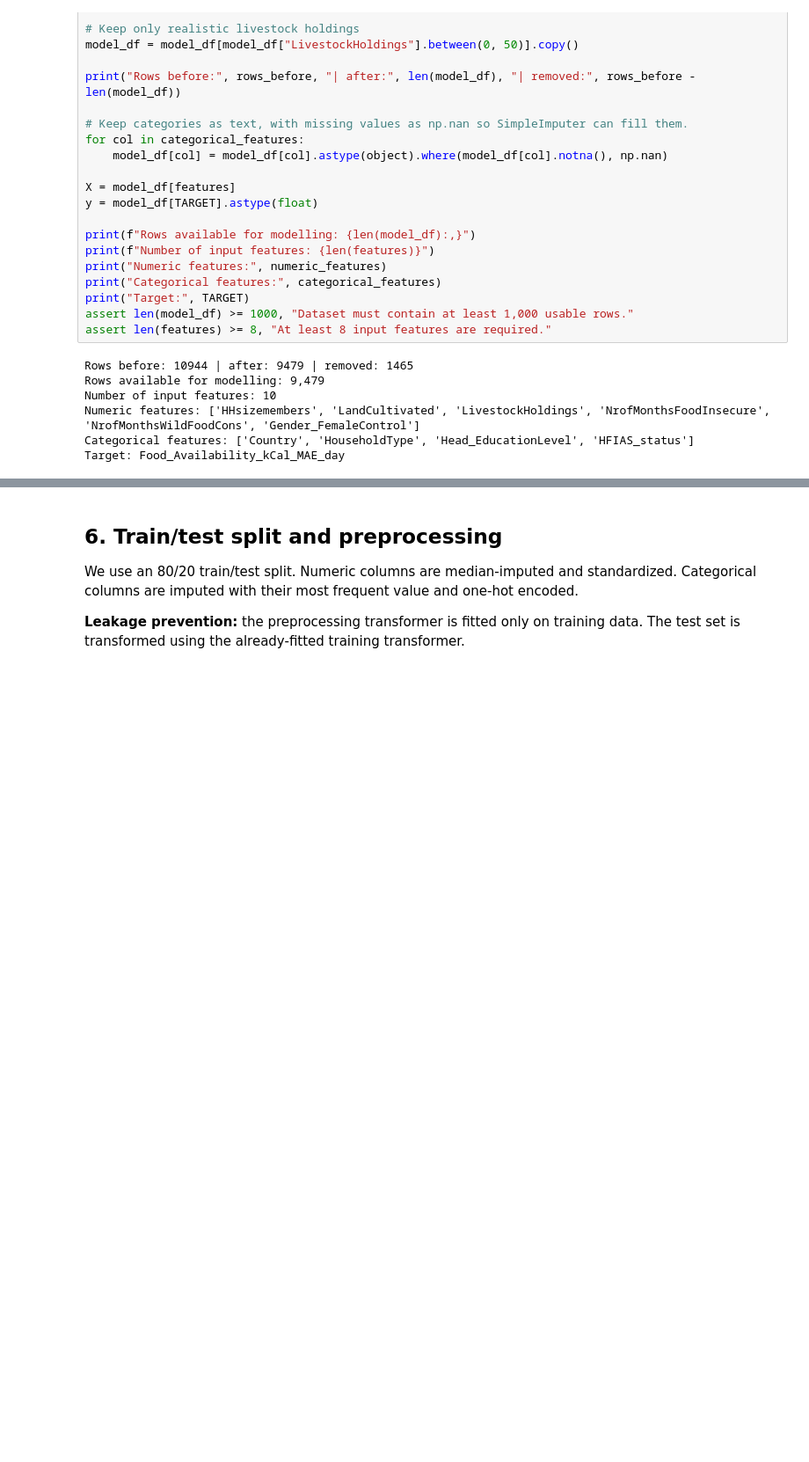
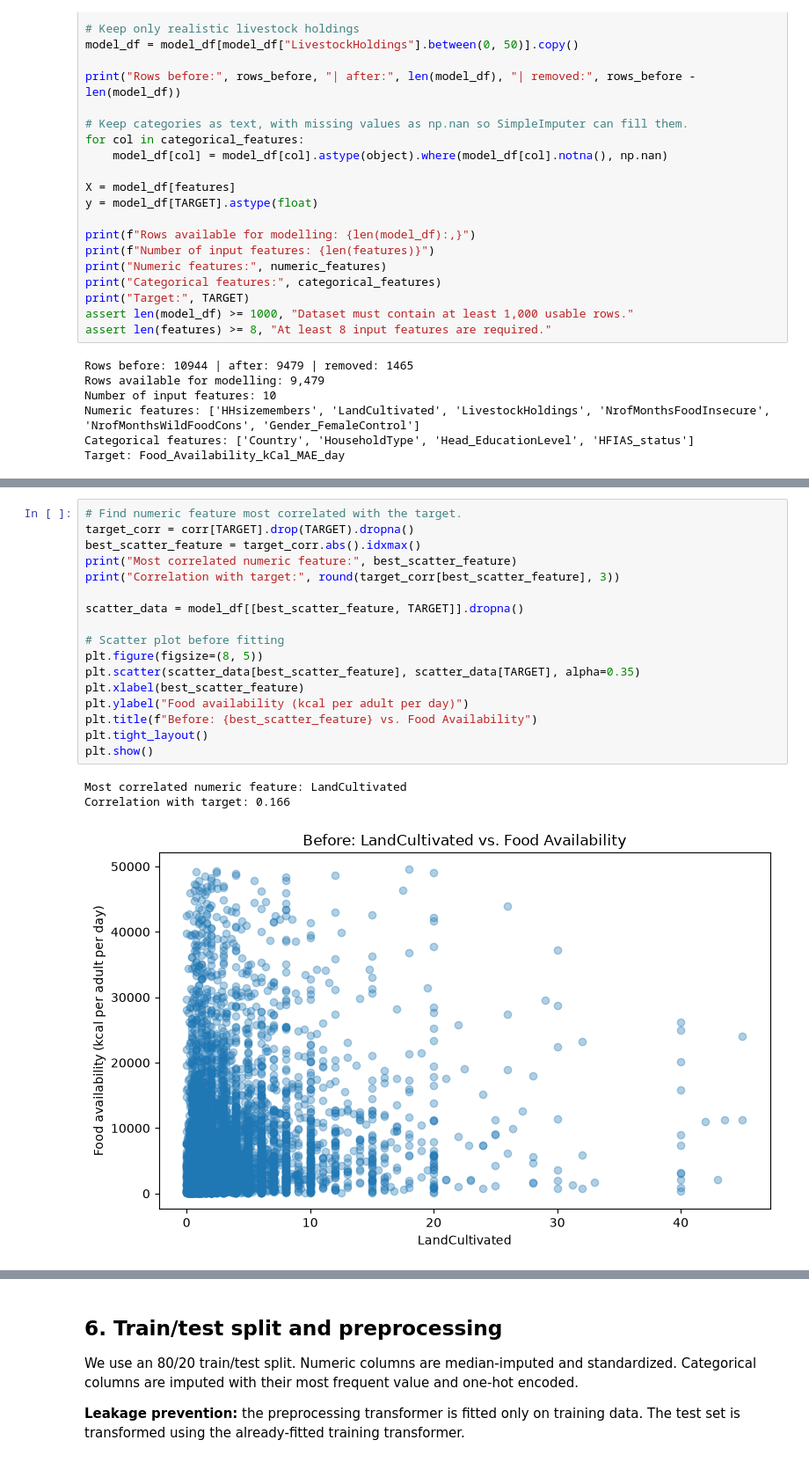
Before and after one commit to M-Kwizera/Summative---Regression-Analysis, a Jupyter notebook: summative/linear_regression/multivariate.ipynb, the cells around one changed output, grey strips where cells are left out. Shown at 88% size. Drawn from its saved outputs; the diff is of its cells as text; blank space fills up the shorter version.

```diff
--- a/summative/linear_regression/multivariate.ipynb
+++ b/summative/linear_regression/multivariate.ipynb
@@ -285,0 +266,21 @@ Correlation with target: 0.166
+# %%
+# Find numeric feature most correlated with the target.
+target_corr = corr[TARGET].drop(TARGET).dropna()
+best_scatter_feature = target_corr.abs().idxmax()
+print("Most correlated numeric feature:", best_scatter_feature)
+print("Correlation with target:", round(target_corr[best_scatter_feature], 3))
+
+scatter_data = model_df[[best_scatter_feature, TARGET]].dropna()
+
+# Scatter plot before fitting
+plt.figure(figsize=(8, 5))
+plt.scatter(scatter_data[best_scatter_feature], scatter_data[TARGET], alpha=0.35)
+plt.xlabel(best_scatter_feature)
+plt.ylabel("Food availability (kcal per adult per day)")
+plt.title(f"Before: {best_scatter_feature} vs. Food Availability")
+plt.tight_layout()
+plt.show()
+# %% [output]
+Most correlated numeric feature: LandCultivated
+Correlation with target: 0.166
+[figure, added]
```
Also changed, not shown: parts of 17 cells of this notebook.
